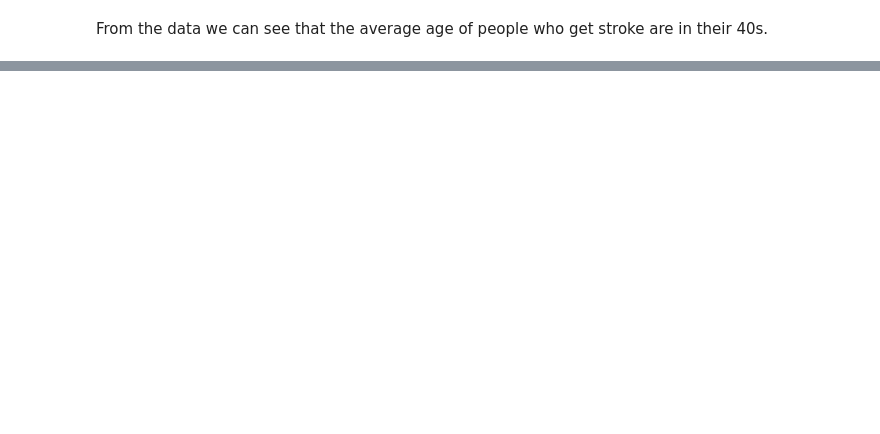
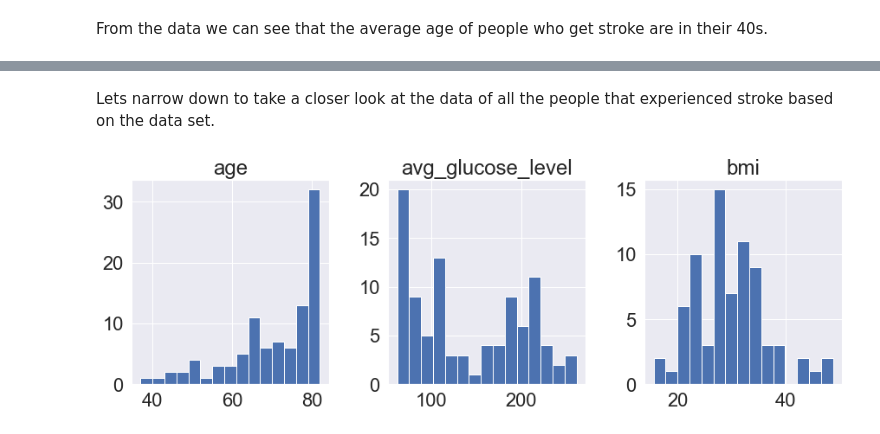
Before and after one commit to Coolbreeze151/Predicting-Stroke, a Jupyter notebook: Stroke Prediction.ipynb, the cells around one changed output, grey strips where cells are left out. Saved outputs shown, nothing was run; the diff lists cells and outputs as text; code cells hidden in the pictures; blank space fills up the shorter version.

```diff
--- a/Stroke Prediction.ipynb
+++ b/Stroke Prediction.ipynb
@@ -242,3 +240,5 @@ numerical = [
 categorical = [
   'gender', 'hypertension', 'heart_disease', 'ever_married', 'work_type', 'Residence_type', 'smoking_status'
 ]
+# %% [markdown]
+Lets narrow down to take a closer look at the data of all the people that experienced stroke based on the data set.
@@ -245 +247,5 @@ categorical = [
+# %%
+train_df_stroke[numerical].hist(bins=15, figsize=(20, 10), layout=(2, 4));
+# %% [output]
+[figure, added]
 # %%
```
Also changed, not shown: parts of 10 cells of this notebook.
